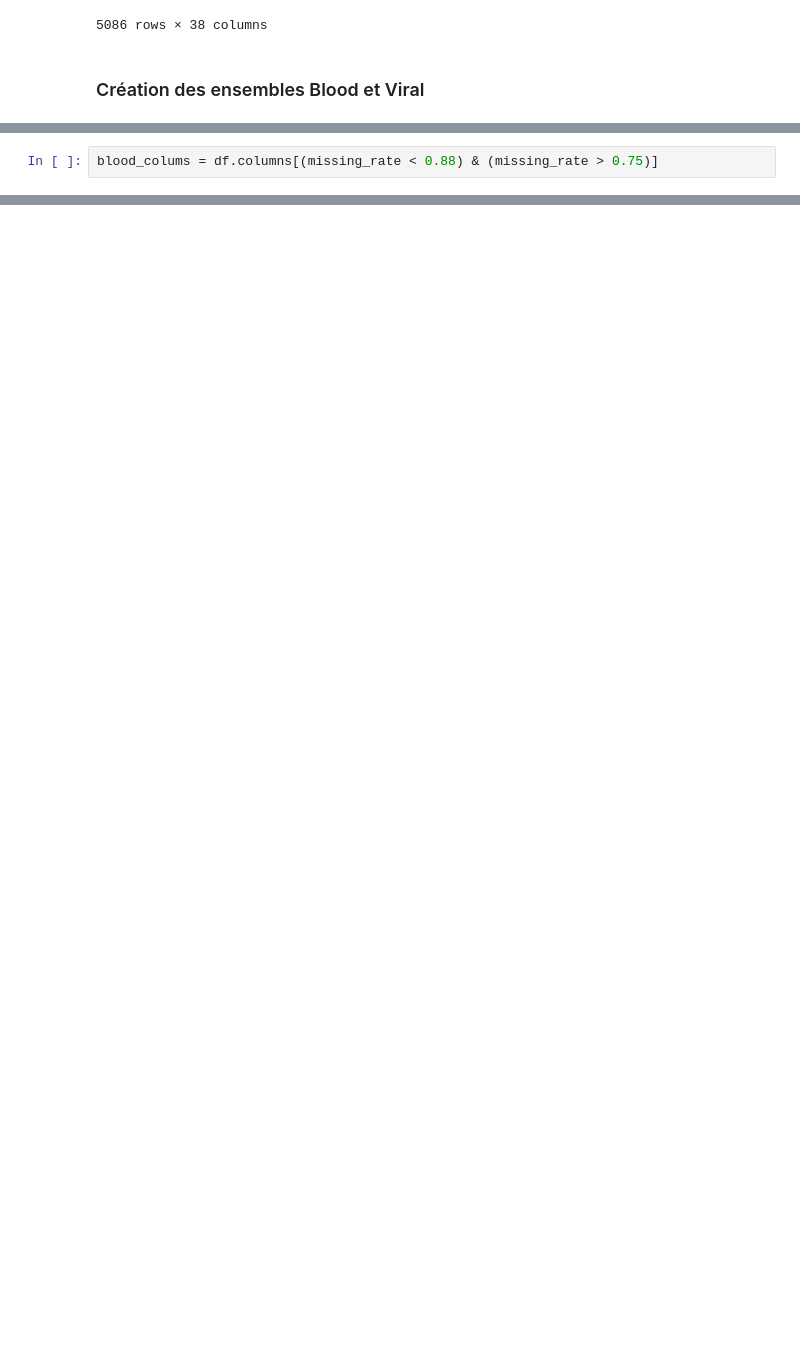
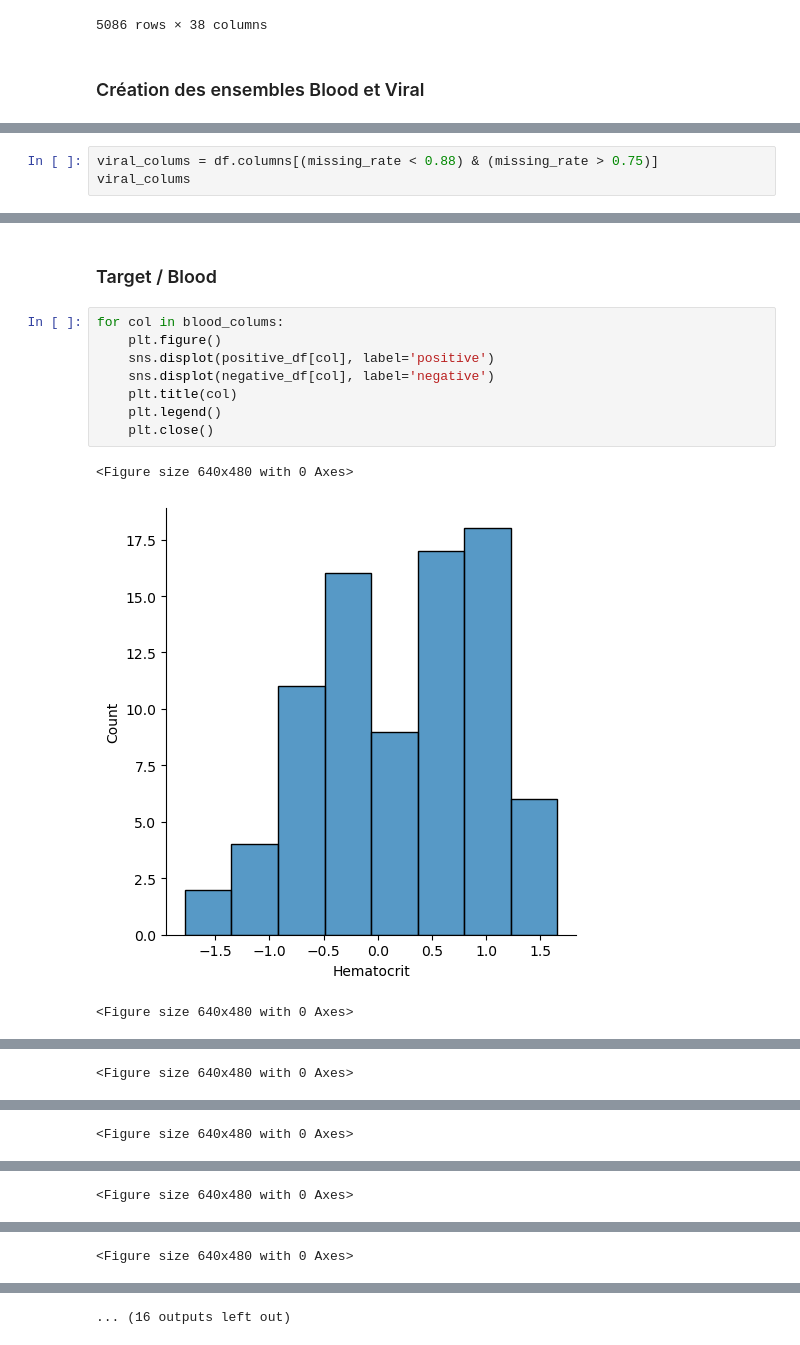
Before and after one commit to lorida0777/Diagnosis_of_COVID_19, a Jupyter notebook: EDA.ipynb, the cells around one changed output, grey strips where cells are left out. Saved outputs shown, nothing was run; the diff lists cells and outputs as text; blank space fills up the shorter version.

```diff
--- a/EDA.ipynb
+++ b/EDA.ipynb
@@ -310,2 +337,3 @@ blood_colums = df.columns[(missing_rate < 0.9) & (missing_rate > 0.88)]
 # %%
-blood_colums = df.columns[(missing_rate < 0.88) & (missing_rate > 0.75)]
+viral_colums = df.columns[(missing_rate < 0.88) & (missing_rate > 0.75)]
+viral_colums
@@ -311,0 +349,14 @@ blood_colums = df.columns[(missing_rate < 0.88) & (missing_rate > 0.75)]
+# %% [markdown]
+### Target / Blood
+# %%
+for col in blood_colums:
+    plt.figure()
+    sns.displot(positive_df[col], label='positive')
+    sns.displot(negative_df[col], label='negative')
+    plt.title(col)
+    plt.legend()
+    plt.close()
+# %% [output]
+<Figure size 640x480 with 0 Axes>
+[figure, added]
+<Figure size 640x480 with 0 Axes>
@@ -311,0 +364 @@ blood_colums = df.columns[(missing_rate < 0.88) & (missing_rate > 0.75)]
+<Figure size 640x480 with 0 Axes>
@@ -311,0 +366 @@ blood_colums = df.columns[(missing_rate < 0.88) & (missing_rate > 0.75)]
+<Figure size 640x480 with 0 Axes>
@@ -311,0 +368 @@ blood_colums = df.columns[(missing_rate < 0.88) & (missing_rate > 0.75)]
+<Figure size 640x480 with 0 Axes>
@@ -311,0 +370 @@ blood_colums = df.columns[(missing_rate < 0.88) & (missing_rate > 0.75)]
+<Figure size 640x480 with 0 Axes>
@@ -311,0 +372 @@ blood_colums = df.columns[(missing_rate < 0.88) & (missing_rate > 0.75)]
+... (16 outputs left out)
```
Also changed, not shown: parts of 4 cells of this notebook.
